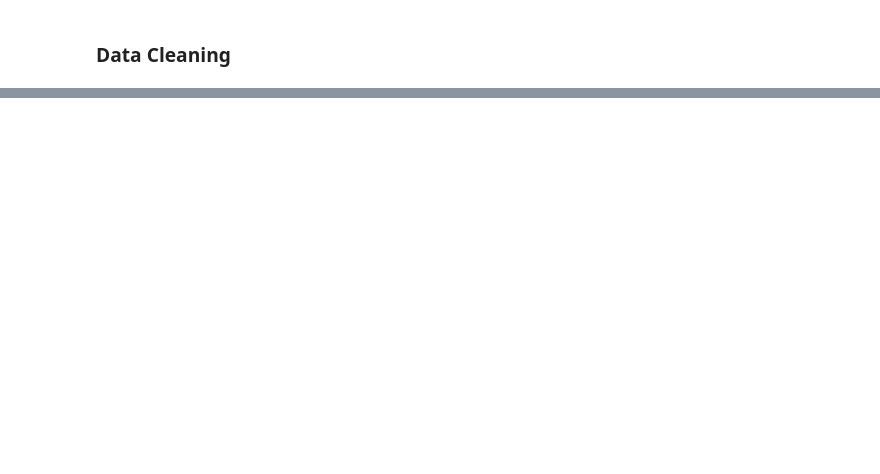
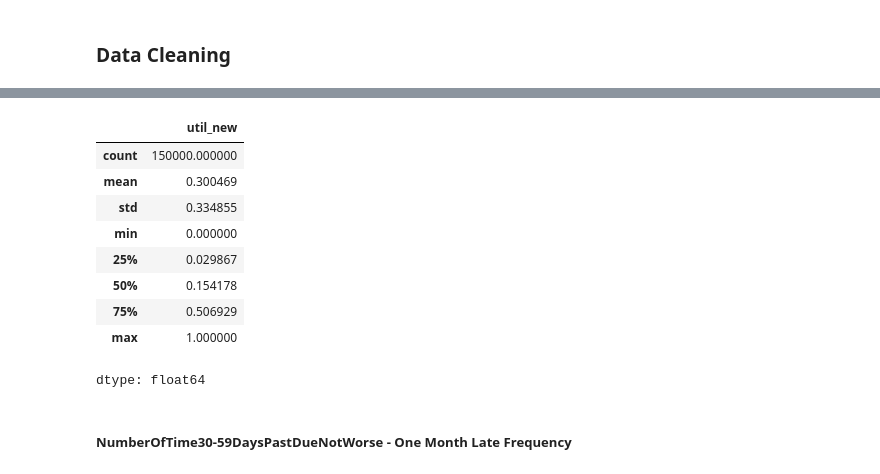
Before and after one commit to Sneha-sharma26/credit-risk-modeling, a Jupyter notebook: dataPreprocessing.ipynb, the cells around one changed output, grey strips where cells are left out. Saved outputs shown, nothing was run; the diff lists cells and outputs as text; code cells hidden in the pictures; blank space fills up the shorter version.

Commit message:
Data cleaning var 1

```diff
--- a/dataPreprocessing.ipynb
+++ b/dataPreprocessing.ipynb
@@ -337,0 +388,5 @@ plt.boxplot(loans["DebtRatio"])
+# %%
+# since outliers are in 3% of the data, replacing them with the median value
+
+median_util = loans["monthly_utilization"].median()
+median_util
@@ -337,0 +395,6 @@ plt.boxplot(loans["DebtRatio"])
+# %%
+# wherever utilization is greater than 1, replace it with the median value
+loans['util_new']=loans['monthly_utilization']
+
+# loans['util_new'][loans['util_new'] > 1] = median_util   # Pandas is not sure whether changes will go back to loans -> chained assignment
+loans.loc[loans['util_new'] > 1, 'util_new'] = median_util  # this is the correct way to replace values in a column based on a condition
@@ -337,0 +423,15 @@ plt.boxplot(loans["DebtRatio"])
+# %%
+loans["util_new"].describe()
+# %% [output]
+|  | util_new |
+| count | 150000.000000 |
+| mean | 0.300469 |
+| std | 0.334855 |
+| min | 0.000000 |
+| 25% | 0.029867 |
+| 50% | 0.154178 |
+| 75% | 0.506929 |
+| max | 1.000000 |
+dtype: float64
+# %% [markdown]
+##### NumberOfTime30-59DaysPastDueNotWorse - One Month Late Frequency
```
Also changed, not shown: parts of 15 cells of this notebook.
